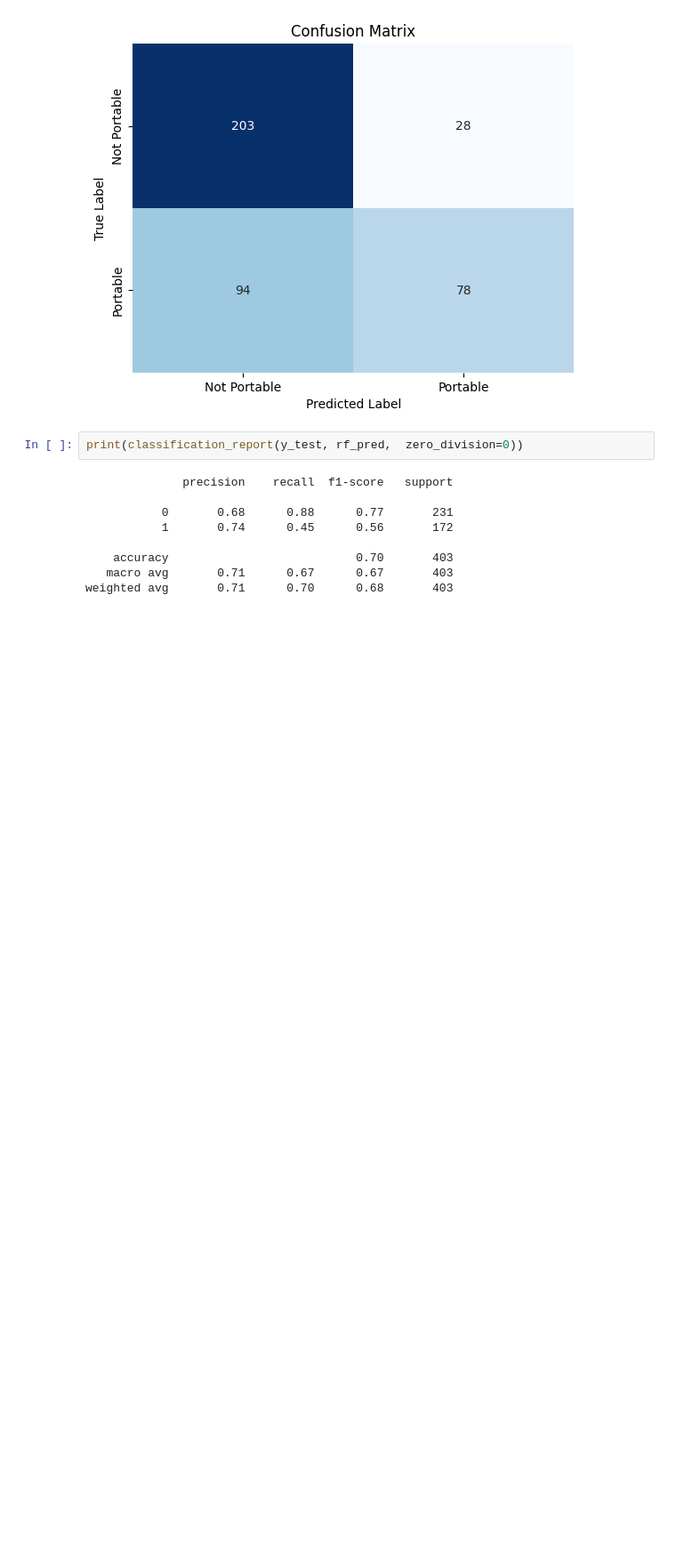
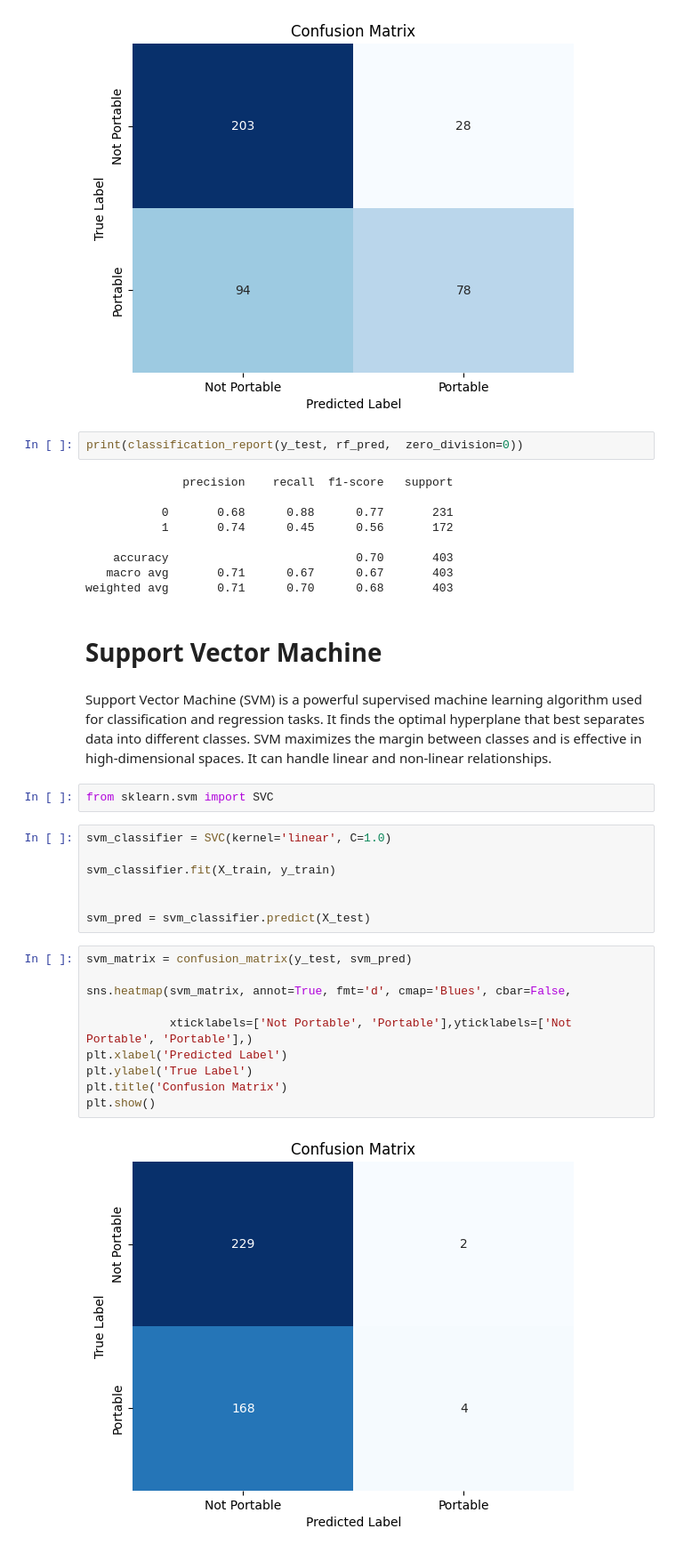
Before and after one commit to rahulbijoor/water-potability-prediction, a Jupyter notebook: water-potability-prediction.ipynb, the cells around one changed output. Shown at 89% size. Drawn from its saved outputs; the diff is of its cells as text; blank space fills up the shorter version.

```diff
--- a/water-potability-prediction.ipynb
+++ b/water-potability-prediction.ipynb
@@ -273,3 +272,28 @@ print(classification_report(y_test, rf_pred,  zero_division=0))
     accuracy                           0.70       403
    macro avg       0.71      0.67      0.67       403
 weighted avg       0.71      0.70      0.68       403
+# %% [markdown]
+# **Support Vector Machine**
+# %% [markdown]
+Support Vector Machine (SVM) is a powerful supervised machine learning algorithm used for classification and regression tasks. It finds the optimal hyperplane that best separates data into different classes. SVM maximizes the margin between classes and is effective in high-dimensional spaces. It can handle linear and non-linear relationships.
+# %%
+from sklearn.svm import SVC
+# %%
+svm_classifier = SVC(kernel='linear', C=1.0)
+
+svm_classifier.fit(X_train, y_train)
+
+
+svm_pred = svm_classifier.predict(X_test)
+# %%
+svm_matrix = confusion_matrix(y_test, svm_pred)
+
+sns.heatmap(svm_matrix, annot=True, fmt='d', cmap='Blues', cbar=False,
+
+            xticklabels=['Not Portable', 'Portable'],yticklabels=['Not Portable', 'Portable'],)
+plt.xlabel('Predicted Label')
+plt.ylabel('True Label')
+plt.title('Confusion Matrix')
+plt.show()
+# %% [output]
+[figure, added]
```
Also changed, not shown: parts of 7 cells of this notebook.
